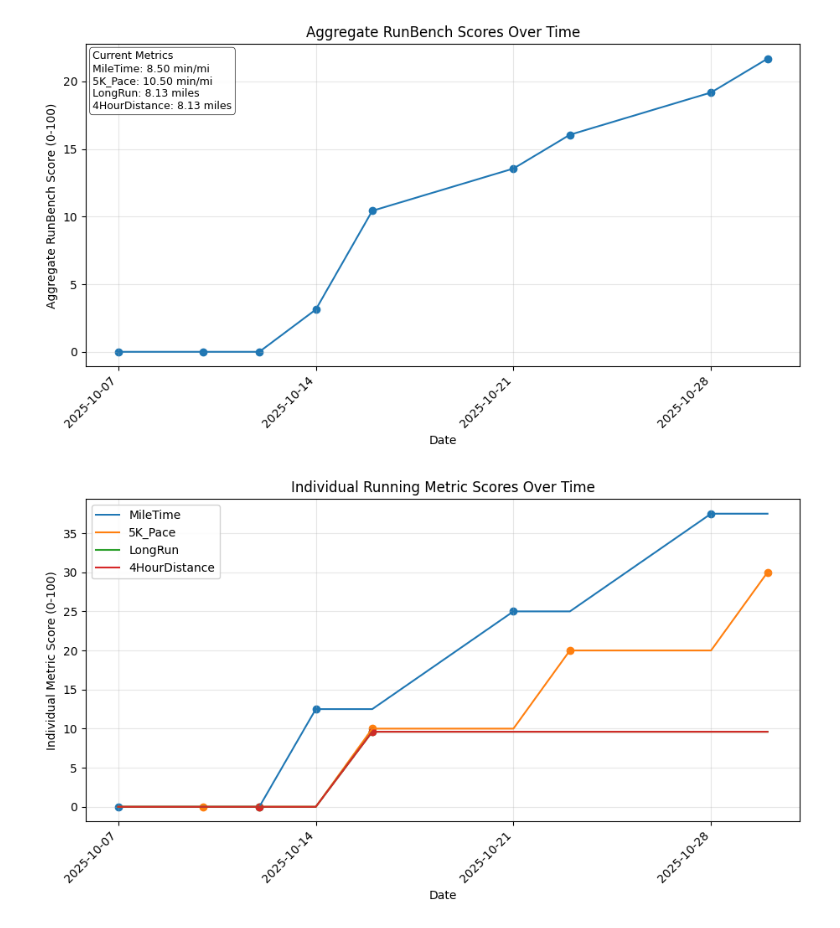
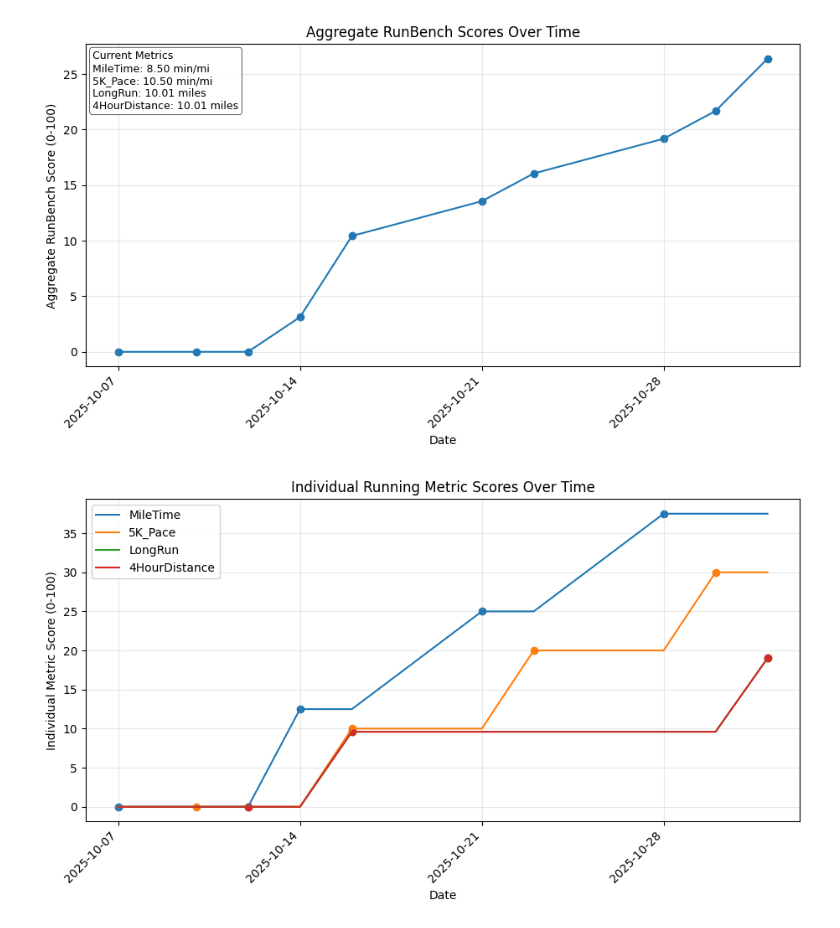
Before and after one commit to aidanvyas/human_evals, a Jupyter notebook: runbench.ipynb, the cells around one changed output. Saved outputs shown, nothing was run; the diff lists cells and outputs as text; code cells hidden in the pictures.

```diff
--- a/runbench.ipynb
+++ b/runbench.ipynb
@@ -69,6 +69,10 @@ data = [
     }),
     ("2025-10-30", {
         "5K_Pace": 10.5,          # 10 min 30 sec
+    }),
+    ("2025-11-01", {
+        "LongRun": 10.01,          # 16.11 km
+        "4HourDistance": 10.01,    # 16.11 km
     }),
 ]
 
@@ -170,32 +174,32 @@ for metric in metric_cols:
     )
     idx = df.index[performed[metric]]
     ax.scatter(
         idx,
         scores.loc[idx, metric],
     )
 
 # Add a title, labels, a grid, and a legend
 ax.set_title("Individual Running Metric Scores Over Time")
 ax.set_xlabel("Date")
 ax.set_ylabel("Individual Metric Score (0-100)")
 ax.grid(visible=True, alpha=0.3)
 ax.legend(loc="upper left", frameon=True, framealpha=0.9)
 
 # Group by weeks that START Monday (i.e., weeks END Sunday => "W-SUN")
 first_session_each_week = (
     scores.index.to_series()
     .groupby(scores.index.to_period("W-SUN"))
     .min()
     .sort_values()
 )
 
 # Use only those dates as x-ticks, rotate 45°
 ax.set_xticks(first_session_each_week.tolist())
 ax.xaxis.set_major_formatter(mdates.DateFormatter("%Y-%m-%d"))
 plt.setp(ax.get_xticklabels(), rotation=45, ha="right")
 
 # Save the figure
 plt.savefig("plots/individual_runbench.png", dpi=1000, bbox_inches="tight")
 # %% [output]
-[figure, old version]
+[figure, new version]
-[figure, old version]
+[figure, new version]
```
Also changed, not shown: 2 other files.
